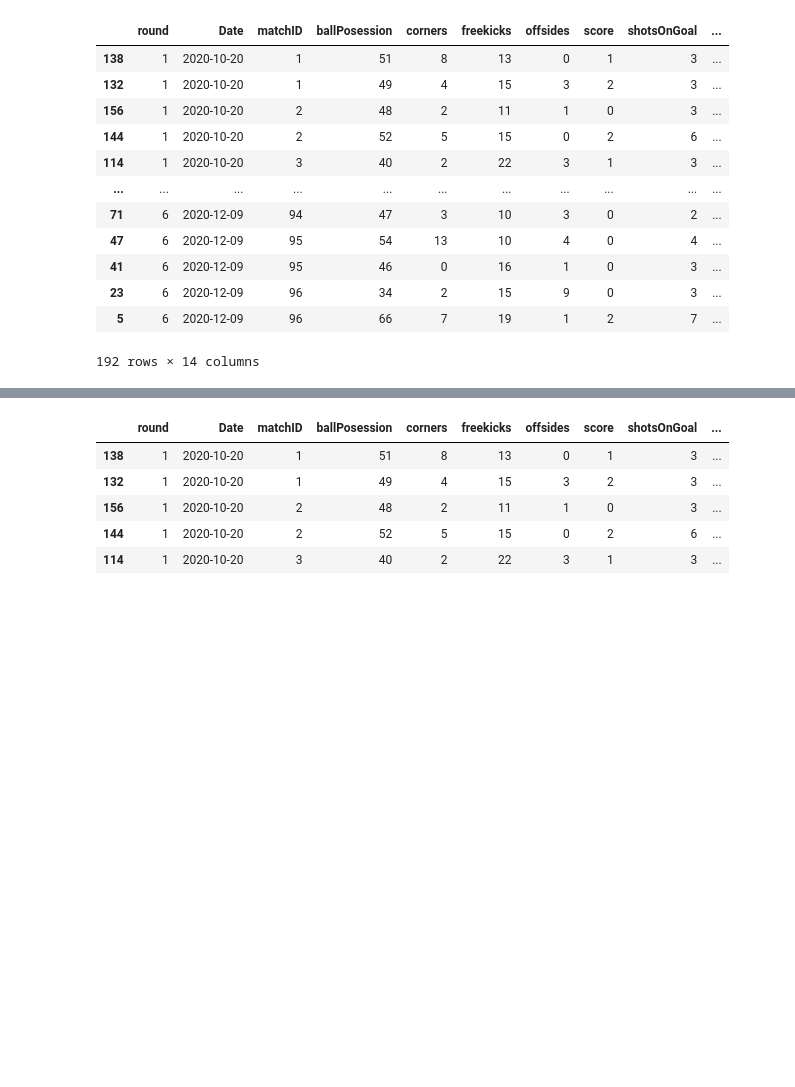
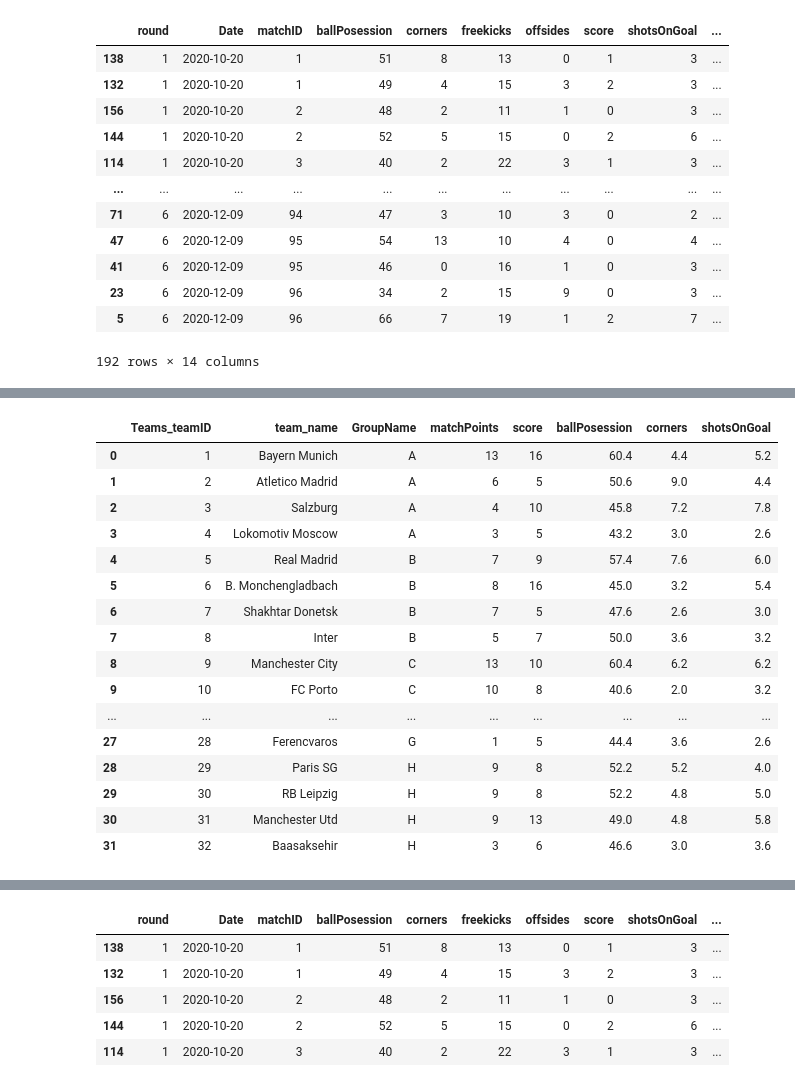
Before and after one commit to rodrigomfguedes/datavisualization, a Jupyter notebook: master_notebook.ipynb, the cells around one changed output, grey strips where cells are left out. Drawn from its saved outputs; the diff is of its cells as text; code cells hidden in the pictures; blank space fills up the shorter version.

```diff
--- a/master_notebook.ipynb
+++ b/master_notebook.ipynb
@@ -263,0 +264,26 @@ round6_stats_df.head()
+# %%
+c1 = games_df[games_df['round'] <= 5].groupby(['Teams_teamID','team_name','GroupName'])[['matchPoints','score']].sum()
+c2 = games_df[games_df['round'] <= 5].groupby(['Teams_teamID','team_name','GroupName'])[['ballPosession','corners','shotsOnGoal']].mean().round(1)
+
+round5_stats_df = c1.merge(c2, on=['Teams_teamID','team_name','GroupName'])
+round5_stats_df.reset_index(inplace=True)
+
+round5_stats_df
+# %% [output]
+|  | Teams_teamID | team_name | GroupName | matchPoints | score | ballPosession | corners | shotsOnGoal |
+| 0 | 1 | Bayern Munich | A | 13 | 16 | 60.4 | 4.4 | 5.2 |
+| 1 | 2 | Atletico Madrid | A | 6 | 5 | 50.6 | 9.0 | 4.4 |
+| 2 | 3 | Salzburg | A | 4 | 10 | 45.8 | 7.2 | 7.8 |
+| 3 | 4 | Lokomotiv Moscow | A | 3 | 5 | 43.2 | 3.0 | 2.6 |
+| 4 | 5 | Real Madrid | B | 7 | 9 | 57.4 | 7.6 | 6.0 |
+| 5 | 6 | B. Monchengladbach | B | 8 | 16 | 45.0 | 3.2 | 5.4 |
+| 6 | 7 | Shakhtar Donetsk | B | 7 | 5 | 47.6 | 2.6 | 3.0 |
+| 7 | 8 | Inter | B | 5 | 7 | 50.0 | 3.6 | 3.2 |
+| 8 | 9 | Manchester City | C | 13 | 10 | 60.4 | 6.2 | 6.2 |
+| 9 | 10 | FC Porto | C | 10 | 8 | 40.6 | 2.0 | 3.2 |
+| ... | ... | ... | ... | ... | ... | ... | ... | ... |
+| 27 | 28 | Ferencvaros | G | 1 | 5 | 44.4 | 3.6 | 2.6 |
+| 28 | 29 | Paris SG | H | 9 | 8 | 52.2 | 5.2 | 4.0 |
+| 29 | 30 | RB Leipzig | H | 9 | 8 | 52.2 | 4.8 | 5.0 |
+| 30 | 31 | Manchester Utd | H | 9 | 13 | 49.0 | 4.8 | 5.8 |
+| 31 | 32 | Baasaksehir | H | 3 | 6 | 46.6 | 3.0 | 3.6 |
```
Also changed, not shown: parts of 7 cells of this notebook, 2 other files.
